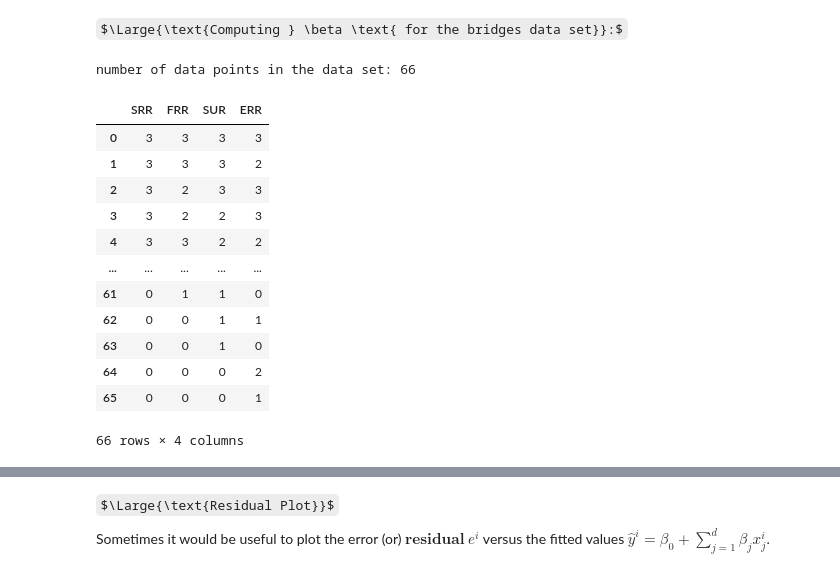
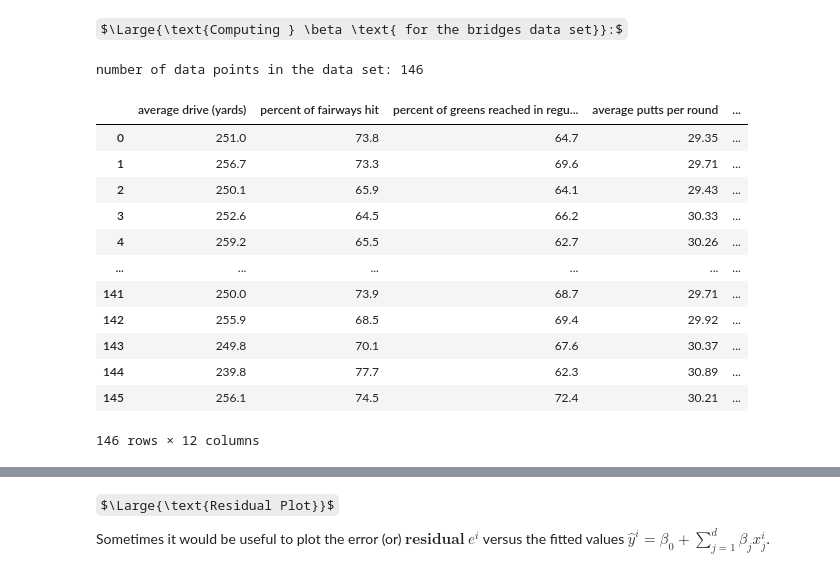
Before and after one commit to arvind-maurya/MachineLearning, a Jupyter notebook: Linear-Regression/CEP_Linear_Regression_High_Dimensions_LPGA_GOLFER.ipynb, the cells around one changed output, grey strips where cells are left out. Drawn from its saved outputs; the diff is of its cells as text; code cells hidden in the pictures; some formulas as TeX source.

```diff
--- a/Linear-Regression/CEP_Linear_Regression_High_Dimensions_LPGA_GOLFER.ipynb
+++ b/Linear-Regression/CEP_Linear_Regression_High_Dimensions_LPGA_GOLFER.ipynb
@@ -24,8 +20,8 @@ of maintenance priority of the bridge.
 #Let us explore the data and the description
 
 #Get the data from the web
-bridges_data = pd.read_csv('http://users.stat.ufl.edu/~winner/data/bridge_risk.dat', delim_whitespace=True, index_col=False, header=None)
+lpga_golf_data = pd.read_csv('http://users.stat.ufl.edu/~winner/data/lpga2009.dat', delim_whitespace=True, index_col=False, header=None)
 
 #print the first few rows of the data
-bridges_data.head()
+lpga_golf_data.head()
 # %% [output]
@@ -97,0 +81,7 @@ bridges_data.head()
+# %%
+lpga_golf_data.columns = ['Golfer id', 'average drive (yards)', 'percent of fairways hit','percent of greens reached in regulation', 'average putts per round','percent of sand saves (2 shots to hole)',
+                          'prize winnings ($1000s)','ln(prize)','tournaments played in','green in regulation putts per hole','completed tournaments','average percentile in tournaments (high is good)','rounds completed','average strokes per round']
+
+
+#check by printing the data again
+lpga_golf_data.head()
@@ -114,11 +111,11 @@ Let us move the TOC column as the second column, just after the Airline company
 # %%
 # shift column 'TOC' to second position
-RiskScore_column = bridges_data.pop('Risk Score') #collect the contents of TOC  column into a temporary object
+Average_strokes_per_round_column = lpga_golf_data.pop('average strokes per round') #collect the contents of average strokes per round  column into a temporary object
 
 # insert column into the dataframe using insert(position,column_name,
 # column_contents) function
-bridges_data.insert(1, 'Risk Score', RiskScore_column) #Insert as second column, so position is 1
+lpga_golf_data.insert(1, 'average strokes per round', Average_strokes_per_round_column) #Insert as second column, so position is 1
 
-print("After shifting Risk Score column to second position")
-bridges_data.head()
+print("After shifting average strokes per round column to second position")
+lpga_golf_data.head()
 # %% [output]
@@ -329,30 +326,30 @@ using a solver.
 $\Large{\text{Computing } \beta \text{ for the bridges data set}}:$
 # %%
 #Let us now compute beta
-n = len(bridges_data.index) #number of data points in the data set
+n = len(lpga_golf_data.index) #number of data points in the data set
 print('number of data points in the data set:',n)
 # %% [output]
-number of data points in the data set: 66
+number of data points in the data set: 146
 # %%
 #extract the predictor variable columns
-cols = [2,3,4,5]
-X_data = bridges_data[bridges_data.columns[cols]]
+cols = [2,3,4,5,6,7,8,9,10,11,12,13]
+X_data = lpga_golf_data[lpga_golf_data.columns[cols]]
 
 X_data
 # %% [output]
-|  | SRR | FRR | SUR | ERR |
-| 0 | 3 | 3 | 3 | 3 |
-| 1 | 3 | 3 | 3 | 2 |
-| 2 | 3 | 2 | 3 | 3 |
-| 3 | 3 | 2 | 2 | 3 |
-| 4 | 3 | 3 | 2 | 2 |
-| ... | ... | ... | ... | ... |
-| 61 | 0 | 1 | 1 | 0 |
-| 62 | 0 | 0 | 1 | 1 |
-| 63 | 0 | 0 | 1 | 0 |
-| 64 | 0 | 0 | 0 | 2 |
-| 65 | 0 | 0 | 0 | 1 |
+|  | average drive (yards) | percent of fairways hit | percent of greens reached in regu... | average putts per round | ... |
+| 0 | 251.0 | 73.8 | 64.7 | 29.35 | ... |
+| 1 | 256.7 | 73.3 | 69.6 | 29.71 | ... |
+| 2 | 250.1 | 65.9 | 64.1 | 29.43 | ... |
+| 3 | 252.6 | 64.5 | 66.2 | 30.33 | ... |
+| 4 | 259.2 | 65.5 | 62.7 | 30.26 | ... |
+| ... | ... | ... | ... | ... | ... |
+| 141 | 250.0 | 73.9 | 68.7 | 29.71 | ... |
+| 142 | 255.9 | 68.5 | 69.4 | 29.92 | ... |
+| 143 | 249.8 | 70.1 | 67.6 | 30.37 | ... |
+| 144 | 239.8 | 77.7 | 62.3 | 30.89 | ... |
+| 145 | 256.1 | 74.5 | 72.4 | 30.21 | ... |
-66 rows × 4 columns
+146 rows × 12 columns
 # %%
 #convert predictor variable columns into a numpy array
 
```
Also changed, not shown: parts of 17 cells of this notebook.
